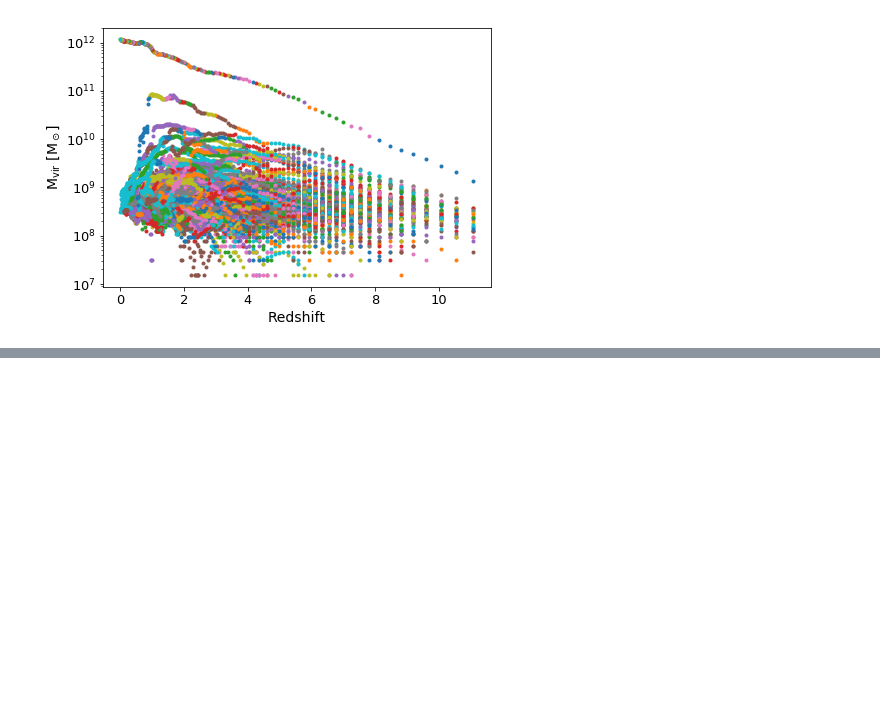
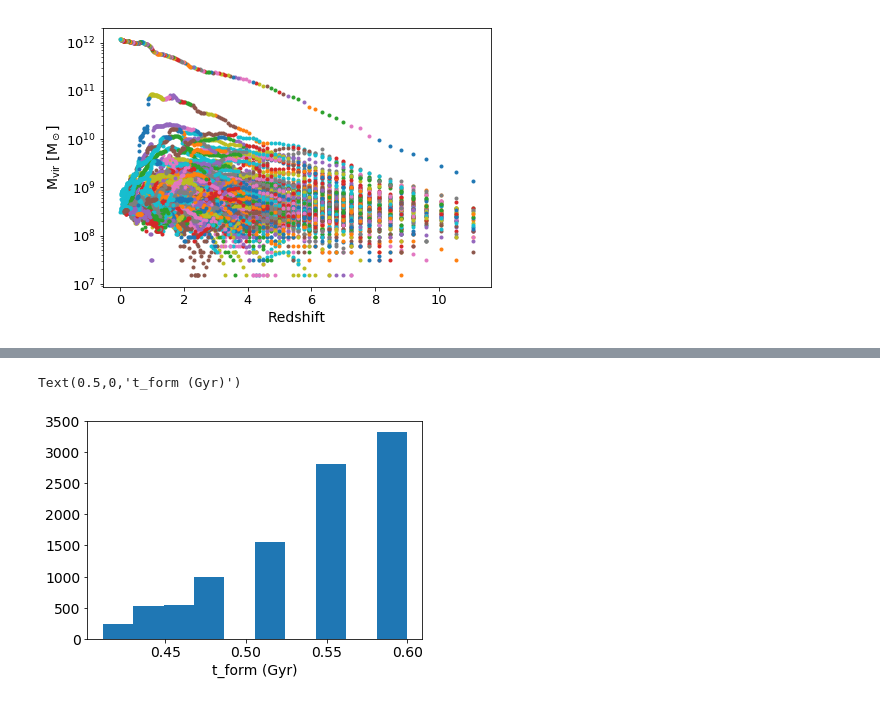
Before and after one commit to caterpillarproject/caga, a Jupyter notebook: notebooks/GAMMATreeBasic.ipynb, the cells around one changed output, grey strips where cells are left out. Saved outputs shown, nothing was run; the diff lists cells and outputs as text; code cells hidden in the pictures; blank space fills up the shorter version.

Commit message:
Sampling stars from an OMEGA run

```diff
--- a/notebooks/GAMMATreeBasic.ipynb
+++ b/notebooks/GAMMATreeBasic.ipynb
@@ -70,0 +83,7 @@ mean
+# %%
+z_index = 0
+om = g.galaxy_inst[z_index][0].inner
+# %%
+%%time
+np.random.seed(3498756)
+samples = caga.sample.sample_omega(om, 10000, t0=g.times[z_index])
@@ -70,0 +93,6 @@ mean
+# %%
+plt.hist(samples[:,0]/1e9)
+plt.xlabel("t_form (Gyr)")
+# %% [output]
+Text(0.5,0,'t_form (Gyr)')
+[figure, added]
```
Also changed, not shown: parts of 13 cells of this notebook, 3 other files.
